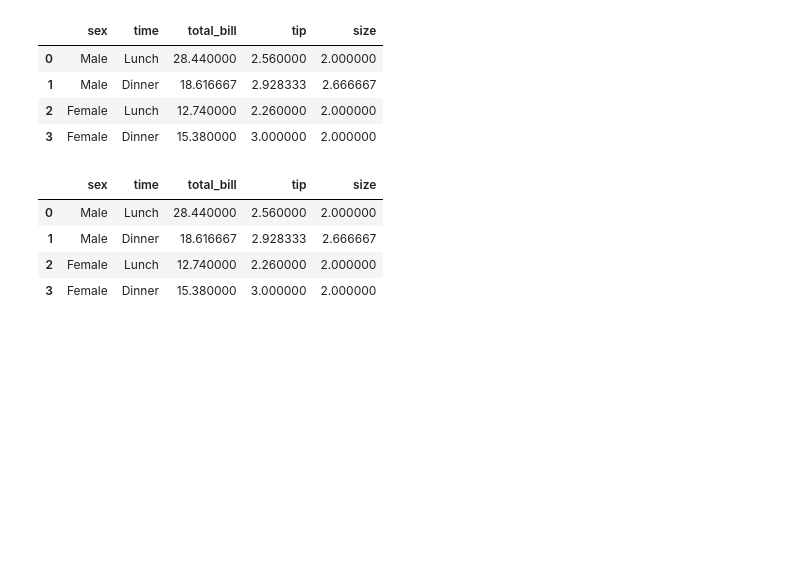
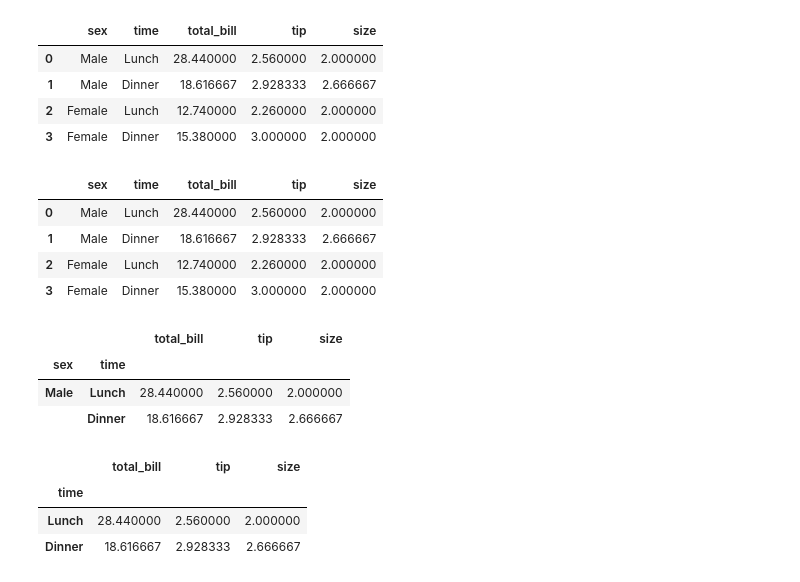
Before and after one commit to Suhhye-kang/Pandas, a Jupyter notebook: doit/notebook/11_practice_shkang.ipynb, the cells around one changed output. Cells and saved outputs as stored; diff of their text form; code cells hidden in the pictures; blank space fills up the shorter version.

```diff
--- a/doit/notebook/11_practice_shkang.ipynb
+++ b/doit/notebook/11_practice_shkang.ipynb
@@ -633,3 +633,17 @@ group_param
 | 1 | Male | Dinner | 18.616667 | 2.928333 | 2.666667 |
 | 2 | Female | Lunch | 12.740000 | 2.260000 | 2.000000 |
 | 3 | Female | Dinner | 15.380000 | 3.000000 | 2.000000 |
+# %%
+group_avg.iloc[0:2,:]
+# %% [output]
+|  |  | total_bill | tip | size |
+| sex | time |  |  |  |
+| Male | Lunch | 28.440000 | 2.560000 | 2.000000 |
+|  | Dinner | 18.616667 | 2.928333 | 2.666667 |
+# %%
+group_avg.loc['Male',:]
+# %% [output]
+|  | total_bill | tip | size |
+| time |  |  |  |
+| Lunch | 28.440000 | 2.560000 | 2.000000 |
+| Dinner | 18.616667 | 2.928333 | 2.666667 |
```
